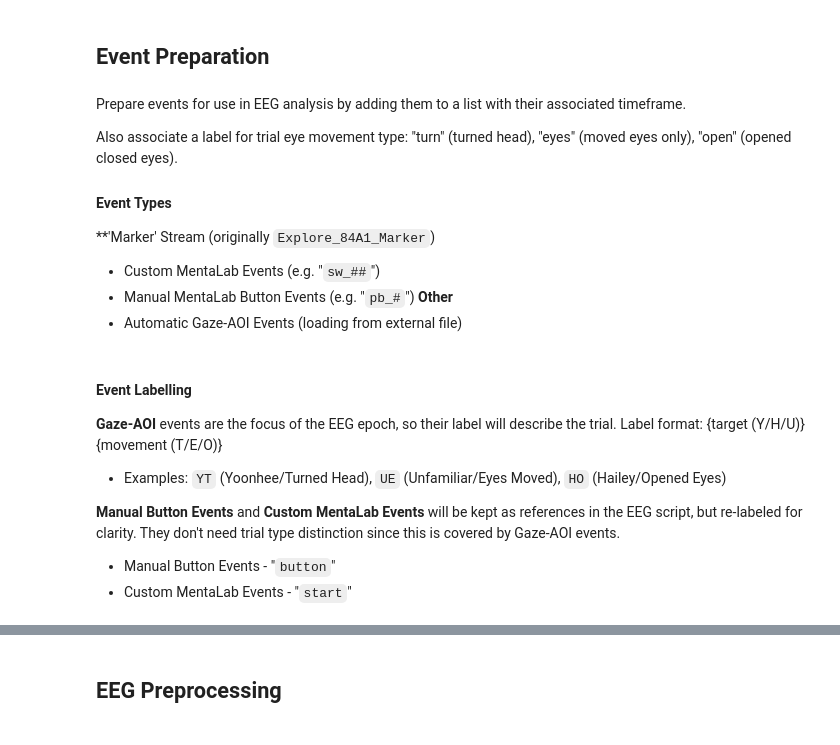
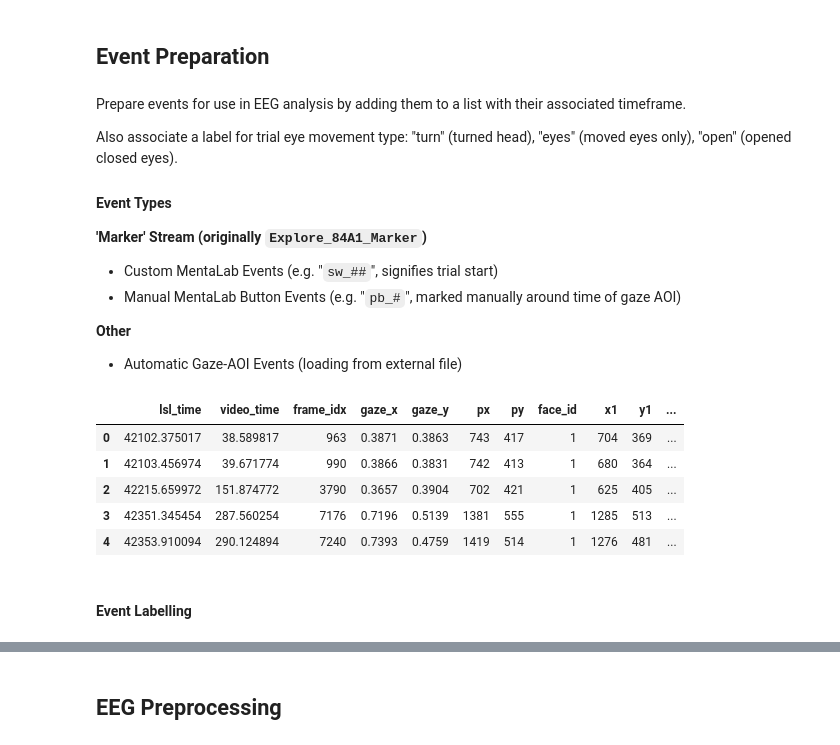
Before and after one commit to YouniPark/FYDP-rename_later-, a Jupyter notebook: poc/eeg_analysis/POC_EEG_Analysis.ipynb, the cells around one changed output, grey strips where cells are left out. Cells and saved outputs as stored; diff of their text form; code cells hidden in the pictures.

```diff
--- a/poc/eeg_analysis/POC_EEG_Analysis.ipynb
+++ b/poc/eeg_analysis/POC_EEG_Analysis.ipynb
@@ -60,8 +75,9 @@ Prepare events for use in EEG analysis by adding them to a list with their assoc
 Also associate a label for trial eye movement type: "turn" (turned head), "eyes" (moved eyes only), "open" (opened closed eyes).
 
 #### Event Types
-**'Marker' Stream (originally `Explore_84A1_Marker`)
-- Custom MentaLab Events (e.g. "`sw_##`")
-- Manual MentaLab Button Events (e.g. "`pb_#`")
+**'Marker' Stream (originally `Explore_84A1_Marker`)**
+- Custom MentaLab Events (e.g. "`sw_##`", signifies trial start)
+- Manual MentaLab Button Events (e.g. "`pb_#`", marked manually around time of gaze AOI)
+
 **Other**
 - Automatic Gaze-AOI Events (loading from external file)
@@ -68,2 +87,19 @@ Also associate a label for trial eye movement type: "turn" (turned head), "eyes"
 # %%
 ## Load Gaze-AOI Events
+gaze_aoi_markers = pd.read_csv('gaze_aoi_events.csv')
+
+# If lsl_time = video_time, update to correct it
+if gaze_aoi_markers['lsl_time'].iloc[0] == gaze_aoi_markers['video_time'].iloc[0]:
+    lsl_tobii_diff = 42063.7852
+    gaze_aoi_markers['lsl_time'] = gaze_aoi_markers['video_time'] + lsl_tobii_diff
+    # Save the corrected times
+    gaze_aoi_markers.to_csv('gaze_aoi_events.csv', index=False)
+
+gaze_aoi_markers.head()
+# %% [output]
+|  | lsl_time | video_time | frame_idx | gaze_x | gaze_y | px | py | face_id | x1 | y1 | ... |
+| 0 | 42102.375017 | 38.589817 | 963 | 0.3871 | 0.3863 | 743 | 417 | 1 | 704 | 369 | ... |
+| 1 | 42103.456974 | 39.671774 | 990 | 0.3866 | 0.3831 | 742 | 413 | 1 | 680 | 364 | ... |
+| 2 | 42215.659972 | 151.874772 | 3790 | 0.3657 | 0.3904 | 702 | 421 | 1 | 625 | 405 | ... |
+| 3 | 42351.345454 | 287.560254 | 7176 | 0.7196 | 0.5139 | 1381 | 555 | 1 | 1285 | 513 | ... |
+| 4 | 42353.910094 | 290.124894 | 7240 | 0.7393 | 0.4759 | 1419 | 514 | 1 | 1276 | 481 | ... |
@@ -72,9 +106,2 @@ Also associate a label for trial eye movement type: "turn" (turned head), "eyes"
 # %% [markdown]
 #### Event Labelling
-**Gaze-AOI** events are the focus of the EEG epoch, so their label will describe the trial.
-Label format: {target (Y/H/U)}{movement (T/E/O)}
-- Examples: `YT` (Yoonhee/Turned Head), `UE` (Unfamiliar/Eyes Moved), `HO` (Hailey/Opened Eyes)
-
-**Manual Button Events** and **Custom MentaLab Events** will be kept as references in the EEG script, but re-labeled for clarity. They don't need trial type distinction since this is covered by Gaze-AOI events.
-- Manual Button Events - "`button`"
-- Custom MentaLab Events - "`start`"
```
Also changed, not shown: parts of 16 cells of this notebook, 2 other files.
